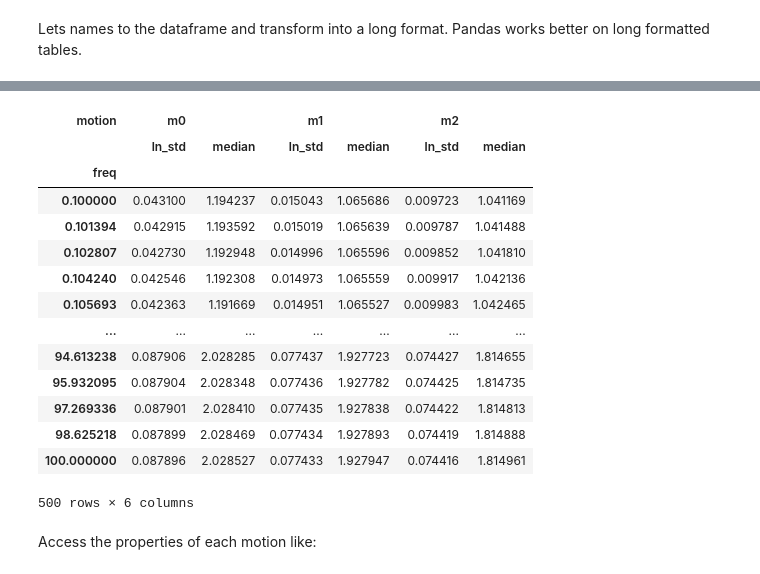
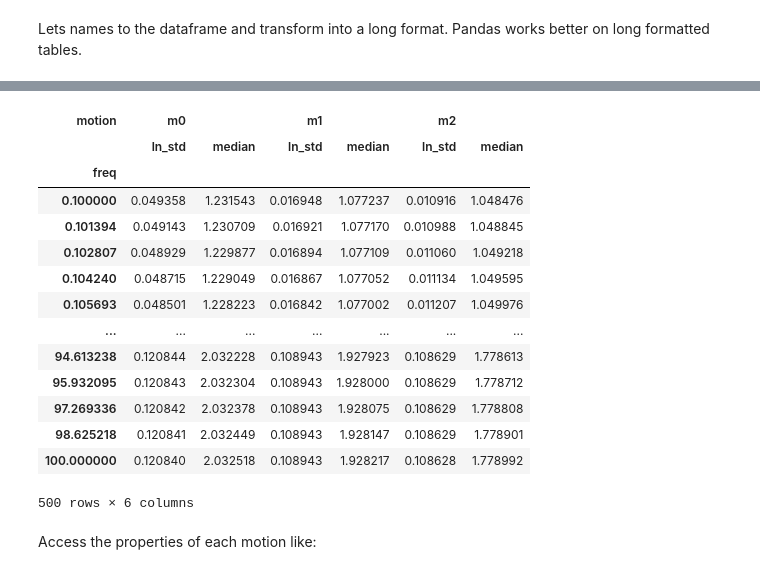
Before and after one commit to arkottke/pystrata, a Jupyter notebook: examples/example-14.ipynb, the cells around one changed output, grey strips where cells are left out. Cells and saved outputs as stored; diff of their text form; code cells hidden in the pictures.

```diff
--- a/examples/example-14.ipynb
+++ b/examples/example-14.ipynb
@@ -196,27 +194,24 @@ stats
 1500 rows × 2 columns
 # %%
 stats = (
-    stats.reset_index("motion")
-    .pivot(columns="motion")
-    .swaplevel(0, 1, axis=1)
-    .sort_index(axis=1)
+    stats.reset_index("motion").pivot(columns="motion").swaplevel(0, 1, axis=1).sort_index(axis=1)
 )
 stats
 # %% [output]
 | motion | m0 |  | m1 |  | m2 |  |
 |  | ln_std | median | ln_std | median | ln_std | median |
 | freq |  |  |  |  |  |  |
-| 0.100000 | 0.043100 | 1.194237 | 0.015043 | 1.065686 | 0.009723 | 1.041169 |
-| 0.101394 | 0.042915 | 1.193592 | 0.015019 | 1.065639 | 0.009787 | 1.041488 |
-| 0.102807 | 0.042730 | 1.192948 | 0.014996 | 1.065596 | 0.009852 | 1.041810 |
-| 0.104240 | 0.042546 | 1.192308 | 0.014973 | 1.065559 | 0.009917 | 1.042136 |
-| 0.105693 | 0.042363 | 1.191669 | 0.014951 | 1.065527 | 0.009983 | 1.042465 |
+| 0.100000 | 0.049358 | 1.231543 | 0.016948 | 1.077237 | 0.010916 | 1.048476 |
+| 0.101394 | 0.049143 | 1.230709 | 0.016921 | 1.077170 | 0.010988 | 1.048845 |
+| 0.102807 | 0.048929 | 1.229877 | 0.016894 | 1.077109 | 0.011060 | 1.049218 |
+| 0.104240 | 0.048715 | 1.229049 | 0.016867 | 1.077052 | 0.011134 | 1.049595 |
+| 0.105693 | 0.048501 | 1.228223 | 0.016842 | 1.077002 | 0.011207 | 1.049976 |
 | ... | ... | ... | ... | ... | ... | ... |
-| 94.613238 | 0.087906 | 2.028285 | 0.077437 | 1.927723 | 0.074427 | 1.814655 |
-| 95.932095 | 0.087904 | 2.028348 | 0.077436 | 1.927782 | 0.074425 | 1.814735 |
-| 97.269336 | 0.087901 | 2.028410 | 0.077435 | 1.927838 | 0.074422 | 1.814813 |
-| 98.625218 | 0.087899 | 2.028469 | 0.077434 | 1.927893 | 0.074419 | 1.814888 |
-| 100.000000 | 0.087896 | 2.028527 | 0.077433 | 1.927947 | 0.074416 | 1.814961 |
+| 94.613238 | 0.120844 | 2.032228 | 0.108943 | 1.927923 | 0.108629 | 1.778613 |
+| 95.932095 | 0.120843 | 2.032304 | 0.108943 | 1.928000 | 0.108629 | 1.778712 |
+| 97.269336 | 0.120842 | 2.032378 | 0.108943 | 1.928075 | 0.108629 | 1.778808 |
+| 98.625218 | 0.120841 | 2.032449 | 0.108943 | 1.928147 | 0.108629 | 1.778901 |
+| 100.000000 | 0.120840 | 2.032518 | 0.108943 | 1.928217 | 0.108628 | 1.778992 |
 500 rows × 6 columns
 # %% [markdown]
 Access the properties of each motion like:
```
Also changed, not shown: parts of 7 cells of this notebook, 14 other files.
